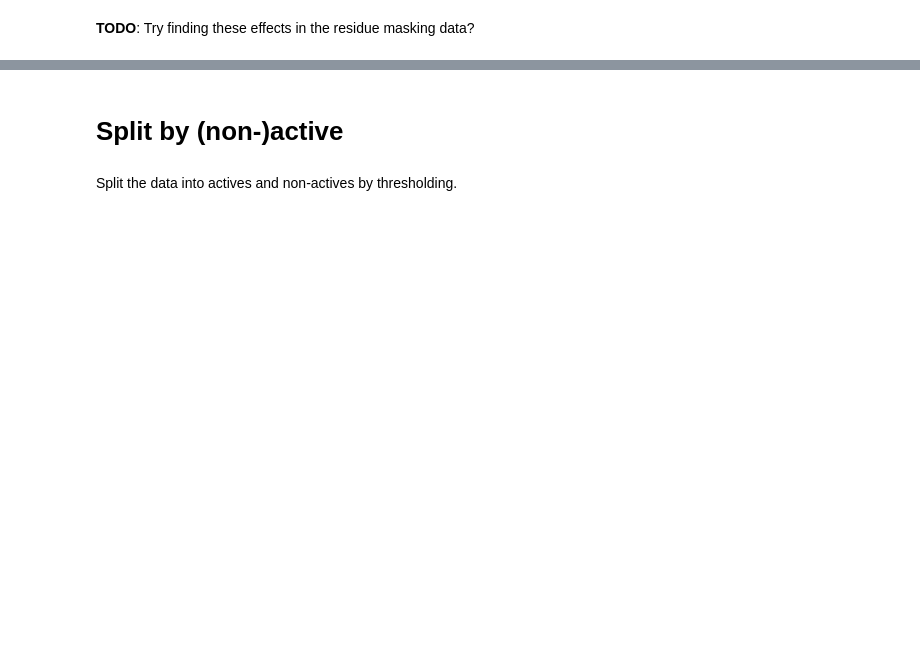
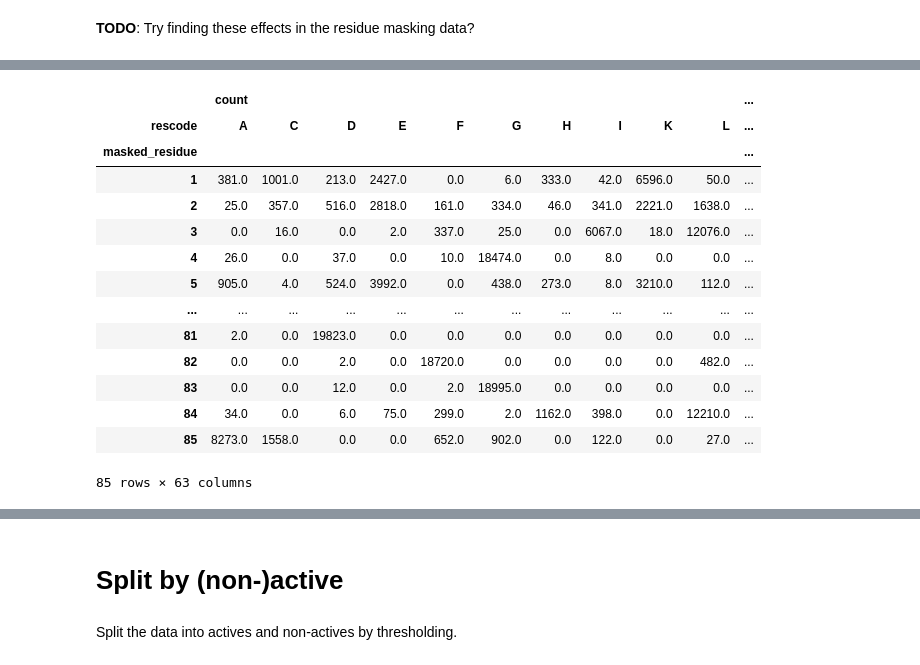
Before and after one commit to volkamerlab/kinodata-3D-affinity-prediction, a Jupyter notebook: examples/Residue Masking.ipynb, the cells around one changed output, grey strips where cells are left out. Drawn from its saved outputs; the diff is of its cells as text; code cells hidden in the pictures; blank space fills up the shorter version.

```diff
--- a/examples/Residue Masking.ipynb
+++ b/examples/Residue Masking.ipynb
@@ -82,2 +82,20 @@ res_vars = res_elim.groupby(['masked_residue', 'rescode'])[['delta', 'klifs_coun
 # %%
 res_counts = res_vars.pivot_table(index='masked_residue', columns='rescode').fillna(0)
+# %%
+res_counts
+# %% [output]
+|  | count |  |  |  |  |  |  |  |  |  | ... |
+| rescode | A | C | D | E | F | G | H | I | K | L | ... |
+| masked_residue |  |  |  |  |  |  |  |  |  |  | ... |
+| 1 | 381.0 | 1001.0 | 213.0 | 2427.0 | 0.0 | 6.0 | 333.0 | 42.0 | 6596.0 | 50.0 | ... |
+| 2 | 25.0 | 357.0 | 516.0 | 2818.0 | 161.0 | 334.0 | 46.0 | 341.0 | 2221.0 | 1638.0 | ... |
+| 3 | 0.0 | 16.0 | 0.0 | 2.0 | 337.0 | 25.0 | 0.0 | 6067.0 | 18.0 | 12076.0 | ... |
+| 4 | 26.0 | 0.0 | 37.0 | 0.0 | 10.0 | 18474.0 | 0.0 | 8.0 | 0.0 | 0.0 | ... |
+| 5 | 905.0 | 4.0 | 524.0 | 3992.0 | 0.0 | 438.0 | 273.0 | 8.0 | 3210.0 | 112.0 | ... |
+| ... | ... | ... | ... | ... | ... | ... | ... | ... | ... | ... | ... |
+| 81 | 2.0 | 0.0 | 19823.0 | 0.0 | 0.0 | 0.0 | 0.0 | 0.0 | 0.0 | 0.0 | ... |
+| 82 | 0.0 | 0.0 | 2.0 | 0.0 | 18720.0 | 0.0 | 0.0 | 0.0 | 0.0 | 482.0 | ... |
+| 83 | 0.0 | 0.0 | 12.0 | 0.0 | 2.0 | 18995.0 | 0.0 | 0.0 | 0.0 | 0.0 | ... |
+| 84 | 34.0 | 0.0 | 6.0 | 75.0 | 299.0 | 2.0 | 1162.0 | 398.0 | 0.0 | 12210.0 | ... |
+| 85 | 8273.0 | 1558.0 | 0.0 | 0.0 | 652.0 | 902.0 | 0.0 | 122.0 | 0.0 | 27.0 | ... |
+85 rows × 63 columns
```
Also changed, not shown: parts of 41 cells of this notebook, 2 other files.
